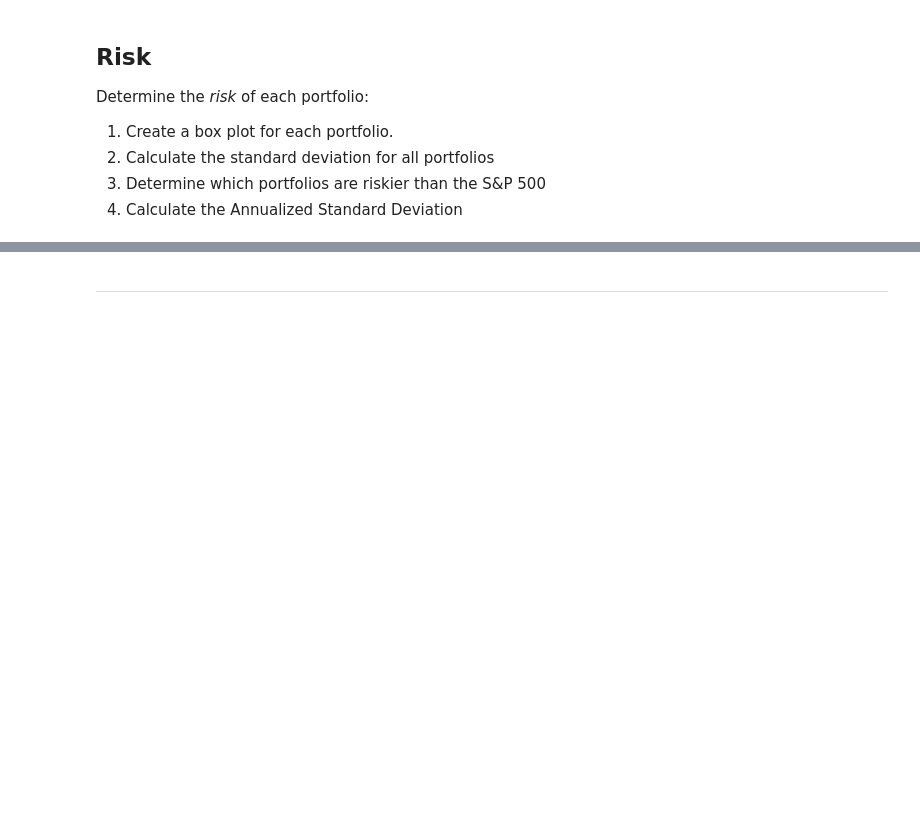
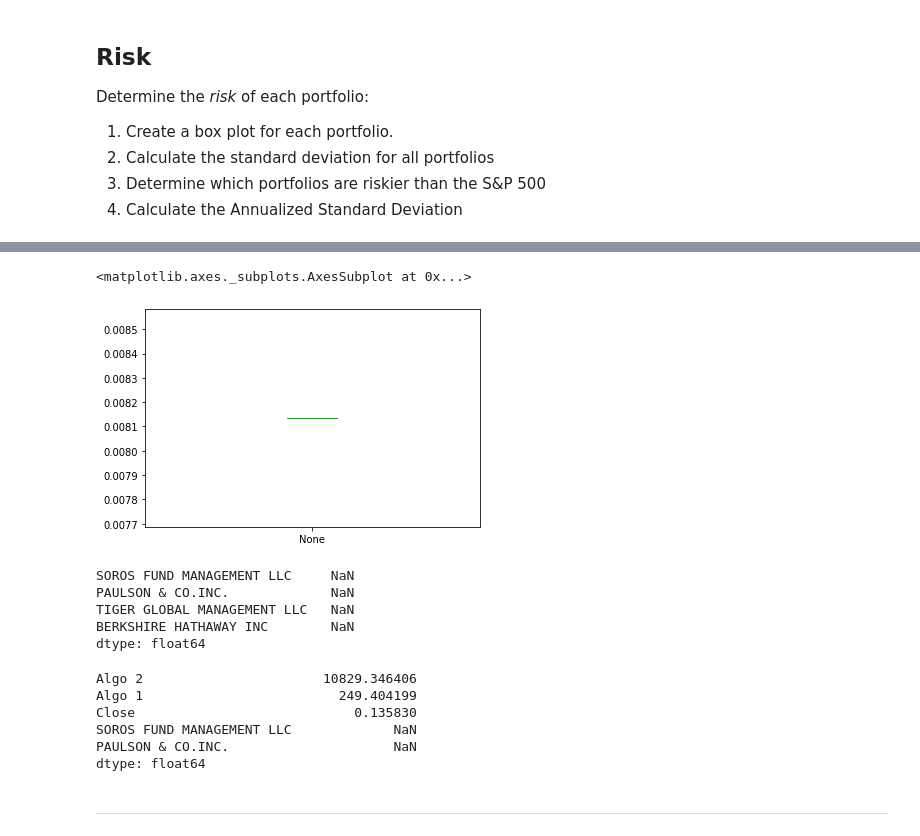
Before and after one commit to lil-bright/Pandas_Homework, a Jupyter notebook: whale_analysis.ipynb, the cells around one changed output, grey strips where cells are left out. Cells and saved outputs as stored; diff of their text form; code cells hidden in the pictures; blank space fills up the shorter version.

```diff
--- a/whale_analysis.ipynb
+++ b/whale_analysis.ipynb
@@ -236,0 +320,4 @@ Determine the _risk_ of each portfolio:
+# %%
+## S&P 500
+sp500_daily_returns = sp500_history_data.pct_change()
+sp500_daily_returns.head()
@@ -237,6 +332,29 @@ Determine the _risk_ of each portfolio:
+# %%
+sp500_std = sp500_daily_returns.std()
+sp500_std.plot.box()
+# %% [output]
+<matplotlib.axes._subplots.AxesSubplot at 0x...>
+[figure, added]
 # %%
 # Determine which portfolios are riskier than the S&P 500
-# YOUR CODE HERE
+portfolio_daily_returns = combined_data.pct_change()
+portfolio_std = portfolio_daily_returns.std()
+portfolio_std = portfolio_std.sort_values(ascending=False)
+daily_std.head()
+# %% [output]
+SOROS FUND MANAGEMENT LLC     NaN
+PAULSON & CO.INC.             NaN
+TIGER GLOBAL MANAGEMENT LLC   NaN
+BERKSHIRE HATHAWAY INC        NaN
+dtype: float64
 # %%
 # Calculate the annualized standard deviation (252 trading days)
-# YOUR CODE HERE
+annualized_std = portfolio_std *np.sqrt(252)
+annualized_std.head()
+# %% [output]
+Algo 2                       10829.346406
+Algo 1                         249.404199
+Close                            0.135830
+SOROS FUND MANAGEMENT LLC             NaN
+PAULSON & CO.INC.                     NaN
+dtype: float64
```
Also changed, not shown: parts of 14 cells of this notebook, 1 other file.
